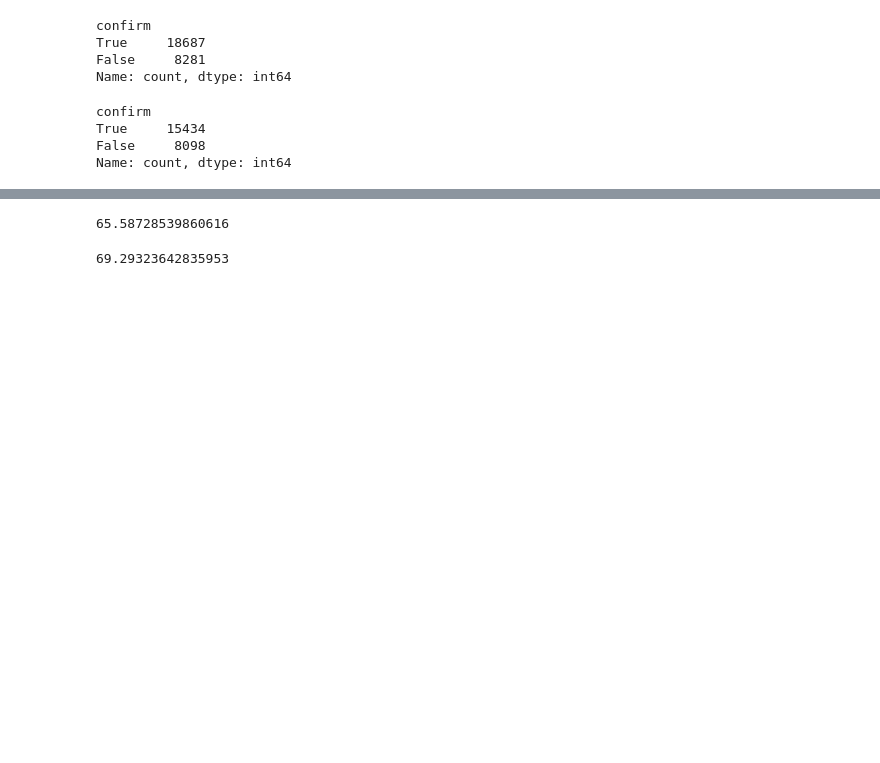
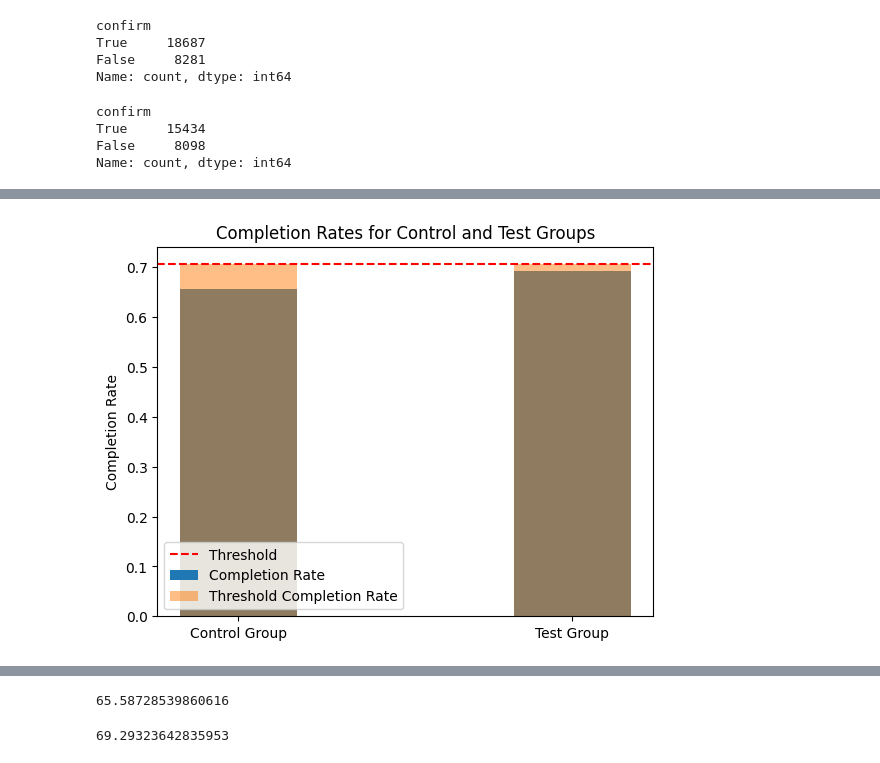
Before and after one commit to nlewism/Project-A-B-Testing-Analysis, a Jupyter notebook: src/jupyter notebook/Data Wrangling.ipynb, the cells around one changed output, grey strips where cells are left out. Cells and saved outputs as stored; diff of their text form; code cells hidden in the pictures; blank space fills up the shorter version.

```diff
--- a/src/jupyter notebook/Data Wrangling.ipynb
+++ b/src/jupyter notebook/Data Wrangling.ipynb
@@ -241,0 +75,34 @@ def calculate_completion_rate(data,variation=None):
+# %%
+# Specify the 5% increase threshold
+threshold_increase = 0.05
+
+
+# Calculate the completion rates and the threshold completion rate
+completion_rate_control = users_at_last_step_control / total_users_control
+completion_rate_test = users_at_last_step_test / total_users_test
+threshold_completion_rate = completion_rate_control + threshold_increase
+
+# Create a bar chart
+labels = ['Control Group', 'Test Group']
+completion_rates = [completion_rate_control, completion_rate_test]
+threshold_completion_rates = [threshold_completion_rate, threshold_completion_rate]
+
+fig, ax = plt.subplots()
+
+bar_width = 0.35
+bar_positions = np.arange(len(labels))
+
+ax.bar(bar_positions, completion_rates, bar_width, label='Completion Rate')
+ax.bar(bar_positions, threshold_completion_rates, bar_width, label='Threshold Completion Rate', alpha=0.5)
+
+ax.axhline(y=threshold_completion_rate, color='red', linestyle='--', label='Threshold')
+
+ax.set_ylabel('Completion Rate')
+ax.set_title('Completion Rates for Control and Test Groups')
+ax.set_xticks(bar_positions)
+ax.set_xticklabels(labels)
+ax.legend()
+
+plt.show()
+# %% [output]
+[figure, added]
```
Also changed, not shown: parts of 93 cells of this notebook, 1 other file.
